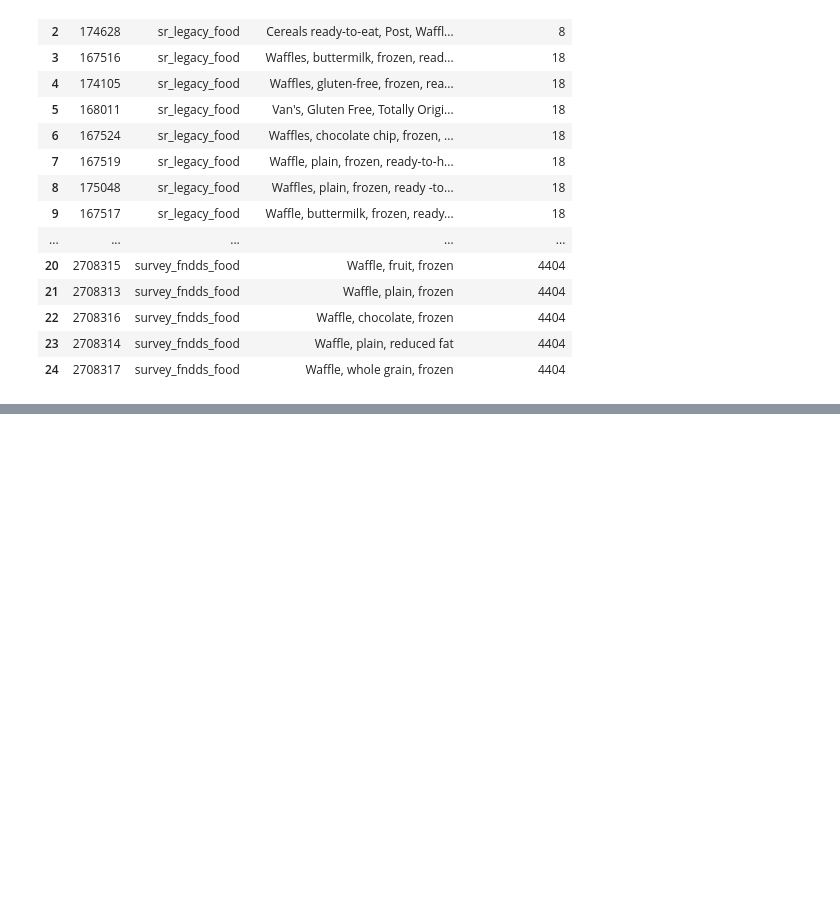
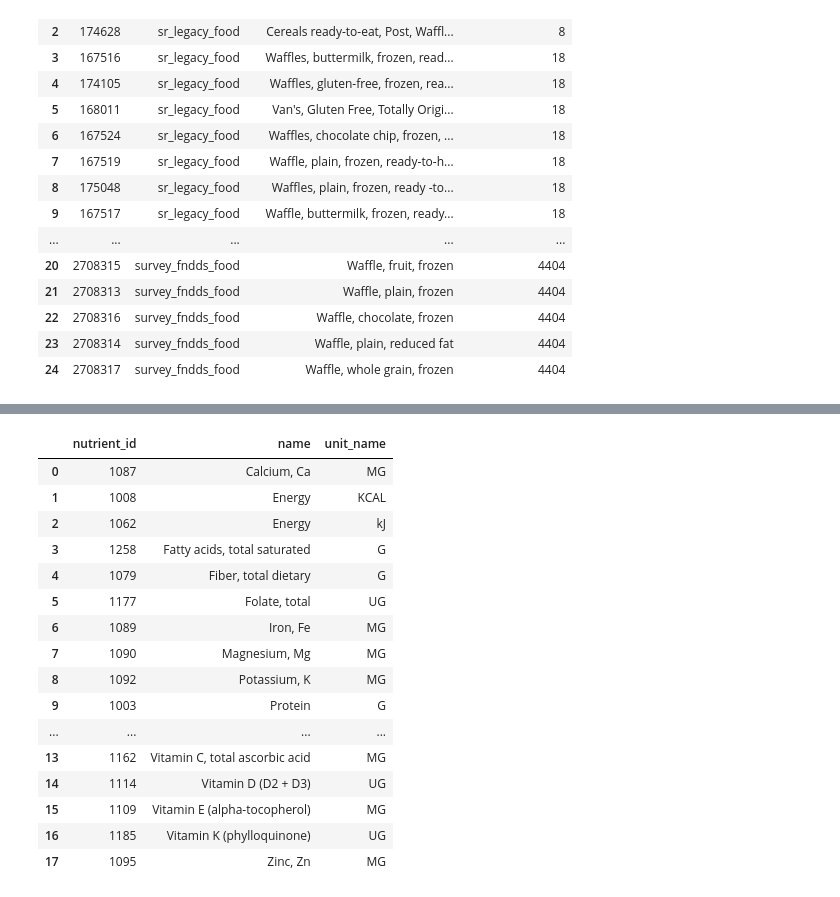
Before and after one commit to sam-volstad/nutrition_assistant, a Jupyter notebook: notebooks/nutrition_db.ipynb, the cells around one changed output, grey strips where cells are left out. Cells and saved outputs as stored; diff of their text form; code cells hidden in the pictures; blank space fills up the shorter version.

```diff
--- a/notebooks/nutrition_db.ipynb
+++ b/notebooks/nutrition_db.ipynb
@@ -634,0 +827,55 @@ from nutrition_assistant.engine.nutrition_engine import NutritionEngine
+# %%
+target_nutrient_names = [
+    "Protein",
+    "Fiber, total dietary",
+    "Calcium, Ca",
+    "Iron, Fe",
+    "Magnesium, Mg",
+    "Potassium, K",
+    "Sodium, Na",
+    "Zinc, Zn",
+    "Vitamin A, RAE",
+    "Vitamin C, total ascorbic acid",
+    "Vitamin D (D2 + D3)",
+    "Vitamin E (alpha-tocopherol)",
+    "Vitamin K (phylloquinone)",
+    "Folate, total",
+    "Vitamin B-12",
+    "Fatty acids, total saturated",
+    "Energy"
+]
+
+placeholders = ", ".join(["?"] * len(target_nutrient_names))
+
+target_nutrients = con.execute(
+    f"""
+    SELECT
+        id AS nutrient_id,
+        name,
+        unit_name
+    FROM nutrient
+    WHERE name IN ({placeholders})
+    ORDER BY name
+    """,
+    target_nutrient_names
+).fetchdf()
+
+target_nutrients
+# %% [output]
+|  | nutrient_id | name | unit_name |
+| 0 | 1087 | Calcium, Ca | MG |
+| 1 | 1008 | Energy | KCAL |
+| 2 | 1062 | Energy | kJ |
+| 3 | 1258 | Fatty acids, total saturated | G |
+| 4 | 1079 | Fiber, total dietary | G |
+| 5 | 1177 | Folate, total | UG |
+| 6 | 1089 | Iron, Fe | MG |
+| 7 | 1090 | Magnesium, Mg | MG |
+| 8 | 1092 | Potassium, K | MG |
+| 9 | 1003 | Protein | G |
+| ... | ... | ... | ... |
+| 13 | 1162 | Vitamin C, total ascorbic acid | MG |
+| 14 | 1114 | Vitamin D (D2 + D3) | UG |
+| 15 | 1109 | Vitamin E (alpha-tocopherol) | MG |
+| 16 | 1185 | Vitamin K (phylloquinone) | UG |
+| 17 | 1095 | Zinc, Zn | MG |
```
Also changed, not shown: parts of 16 cells of this notebook, 2 other files.
